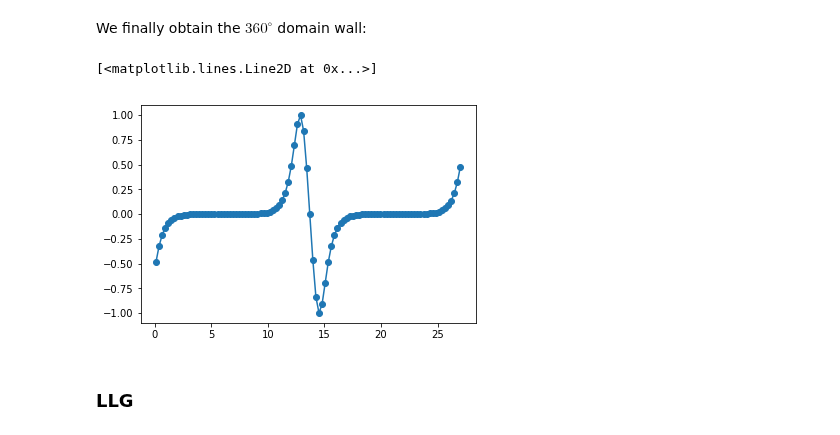
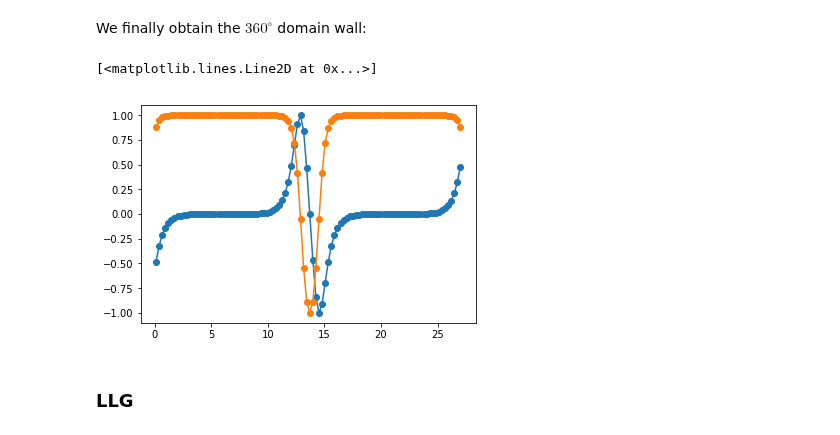
Before and after one commit to computationalmodelling/fidimag, a Jupyter notebook: doc/ipynb/steepest_descent_atomistic.ipynb, the cells around one changed output. Drawn from its saved outputs; the diff is of its cells as text; code cells hidden in the pictures.

```diff
--- a/doc/ipynb/steepest_descent_atomistic.ipynb
+++ b/doc/ipynb/steepest_descent_atomistic.ipynb
@@ -90,5 +90,6 @@ plt.plot(sim.mesh.coordinates[:, 0], sim.spin.reshape(-1, 3)[:, 2], 'o-')
 # %% [markdown]
 Here we relax the system with the steepest descent. In this case, the relevant parameter to stop the minimisation is the `dm` difference of the magnetisation with the previous step:
 # %%
-sim.driver.minimise(max_steps=5000, stopping_dm=1e-10)
+sim.driver.tmax = 1e-1
+sim.driver.minimise(max_steps=20000, stopping_dm=1e-10, initial_t_step=1e-2)
 # %% [output]
@@ -104,9 +104,10 @@ The performance of the algorithm can be tuned by modifying the `tmax` and `tmin`
 We finally obtain the $360^\circ$ domain wall:
 # %%
 plt.plot(sim.mesh.coordinates[:, 0], sim.spin.reshape(-1, 3)[:, 0], 'o-')
+plt.plot(sim.mesh.coordinates[:, 0], sim.spin.reshape(-1, 3)[:, 2], 'o-')
 # %% [output]
 [<matplotlib.lines.Line2D at 0x...>]
-[figure, old version]
+[figure, new version]
 # %% [markdown]
 ### LLG
 # %% [markdown]
```
Also changed, not shown: parts of 4 cells of this notebook, 4 other files.
